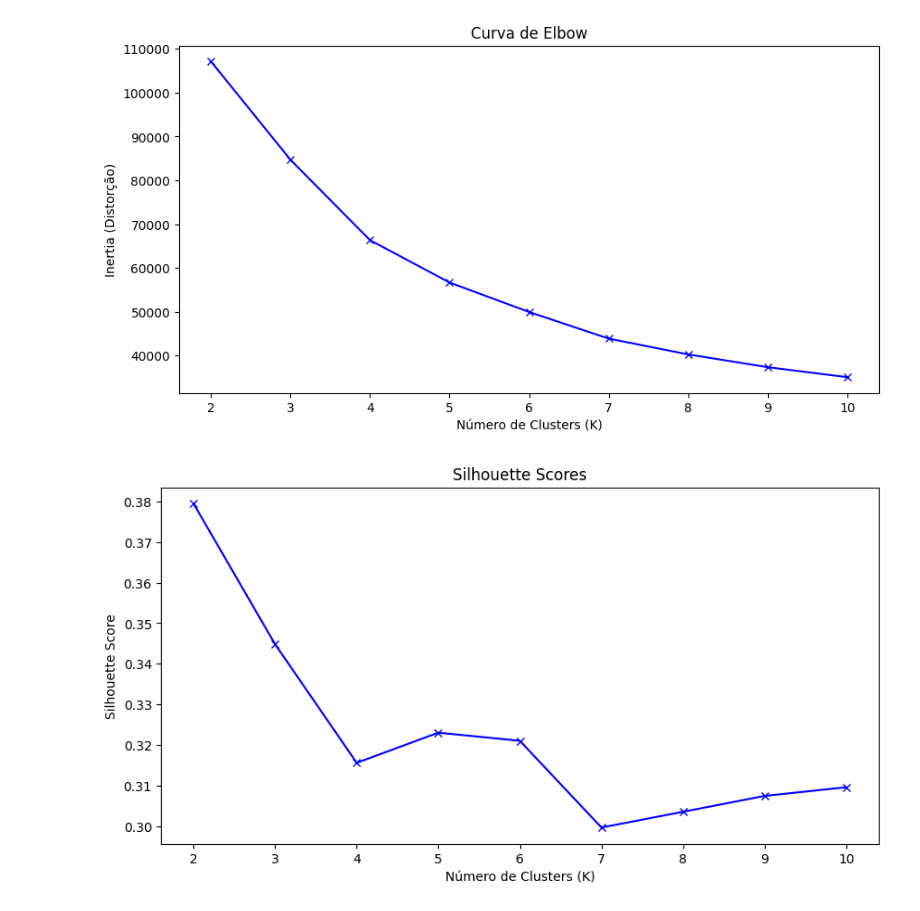
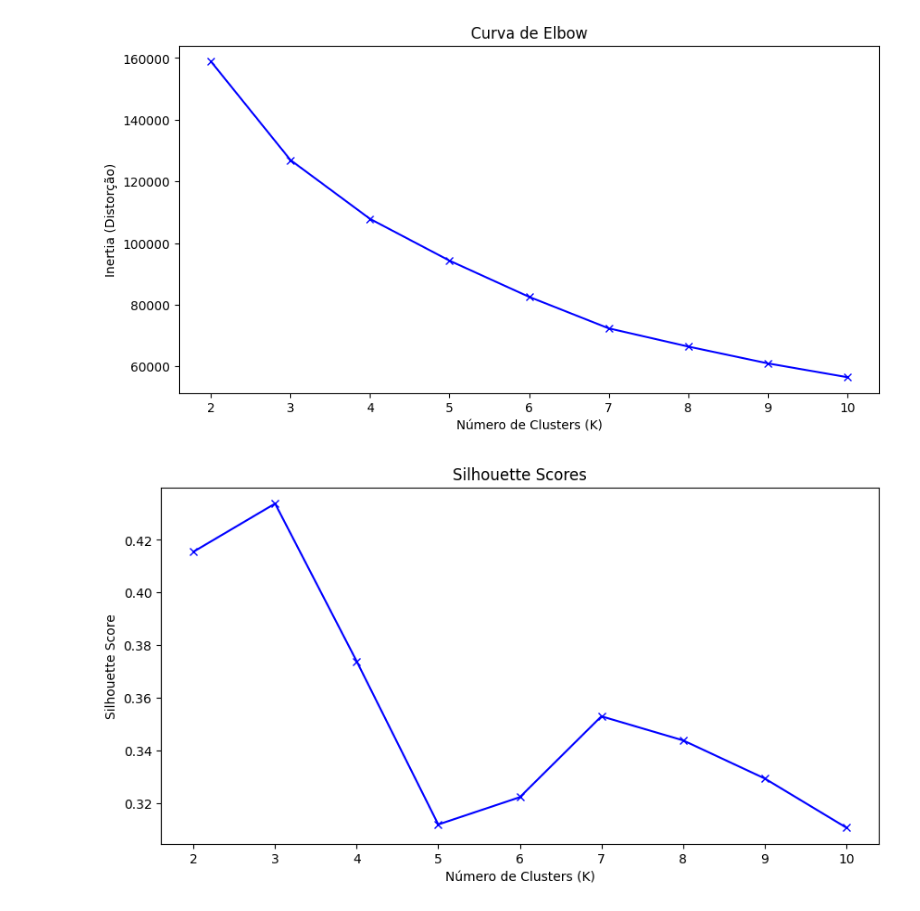
Before and after one commit to yagoluucas/Aprendizado-N-o-Supervisionado, a Jupyter notebook: exercicio.ipynb, the cells around one changed output. Cells and saved outputs as stored; diff of their text form; code cells hidden in the pictures.

```diff
--- a/exercicio.ipynb
+++ b/exercicio.ipynb
@@ -79,20 +62,0 @@ memory usage: 4.0 MB
-# %%
-
-inertia = []
-for i in range(1, 11):
-  pca = KMeans(n_clusters=i, random_state=42)
-  pca.fit(df)
-  inertia.append(pca.inertia_)
-
-plt.figure(figsize=(10, 5))
-plt.plot(range(1, 11), inertia, '-bx')
-
-# Define os labels do eixos do gráfico:
-plt.xlabel('Número de clusters')
-plt.ylabel('Distorção')
-
-# Define um título para o gráfico:
-plt.title('Método Elbow aplicado para o valor otimizado de 10 clusters')
-
-# Mostra o gráfico:
-plt.show()
@@ -138,4 +96,6 @@ memory usage: 1.6 MB
 # %%
+df_cor = df[["Global_active_power", "Global_reactive_power", "Voltage", "Global_intensity", "Sub_metering_3"]]
+
 # Lista para armazenar as inertias (distorções)
 inertias = []
 
@@ -147,34 +107,34 @@ k_values = range(2, 11)
 
 # Loop para testar diferentes valores de K
 for k in k_values:
   # Cria o modelo K-Means com o valor atual de K
-  kmeans = KMeans(n_clusters=k, random_state=42)
+  kmeans = KMeans(n_clusters=k, random_state=42, n_init=10)
 
   # Aplica o modelo aos dados
   kmeans.fit(df_cor)
 
   # Armazena a inertia (distorção)
   inertias.append(kmeans.inertia_)
 
   # Calcula e armazena o silhouette score
   if k > 1:
     silhouette_scores.append(silhouette_score(df_cor, kmeans.labels_))
 
 # Plota a curva de Elbow
 plt.figure(figsize=(10, 5))
 plt.plot(k_values, inertias, '-bx')
 plt.xlabel('Número de Clusters (K)')
 plt.ylabel('Inertia (Distorção)')
 plt.title('Curva de Elbow')
 plt.show()
 
 # Plota os silhouette scores
 plt.figure(figsize=(10, 5))
-plt.plot(k_values, silhouette_scores, '-bx') # Use k_values instead of k_values[1:] to match dimensions with silhouette_scores.
+plt.plot(k_values, silhouette_scores, '-bx')
 plt.xlabel('Número de Clusters (K)')
 plt.ylabel('Silhouette Score')
 plt.title('Silhouette Scores')
 plt.show()
 # %% [output]
-[figure, old version]
+[figure, new version]
-[figure, old version]
+[figure, new version]
```
Also changed, not shown: parts of 11 cells of this notebook.
